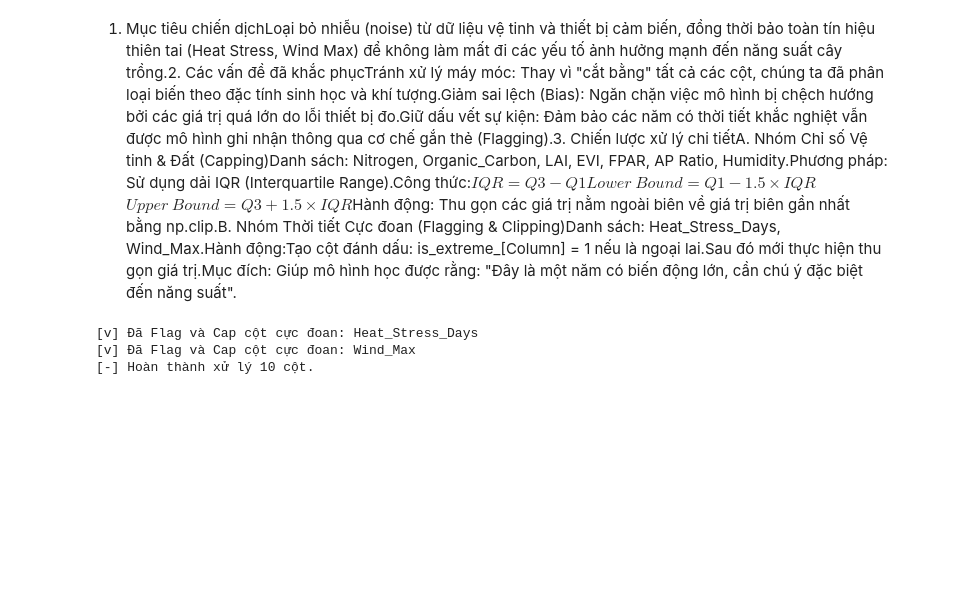
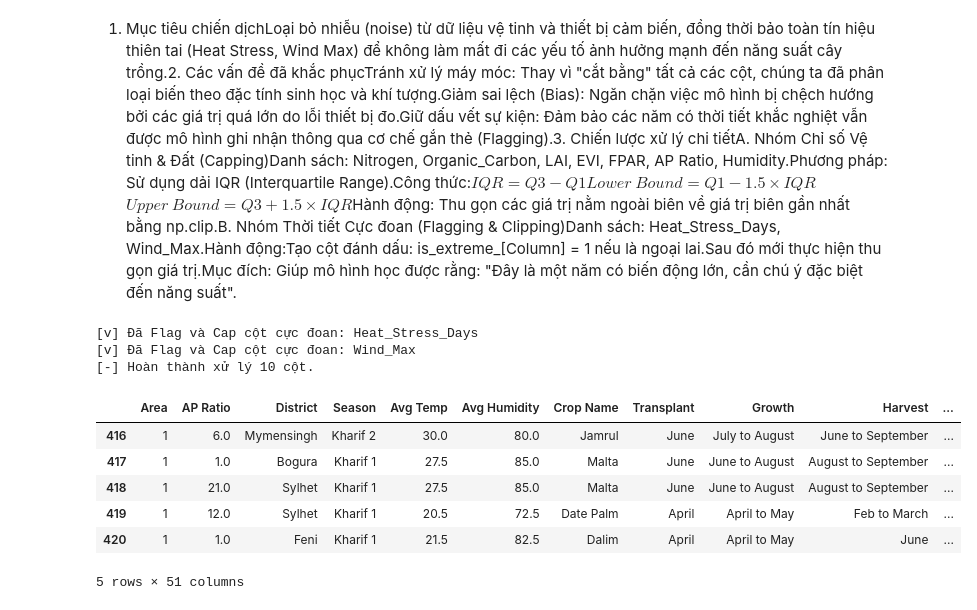
Before and after one commit to Group-9-i-i/ADY201m-Project, a Jupyter notebook: Data Cleaning/Data_cleaning.ipynb, the cells around one changed output. Drawn from its saved outputs; the diff is of its cells as text; code cells hidden in the pictures; blank space fills up the shorter version.

```diff
--- a/Data Cleaning/Data_cleaning.ipynb
+++ b/Data Cleaning/Data_cleaning.ipynb
@@ -367,3 +455,13 @@ df_cleaned.to_csv('Agri_Data_Cleaned.csv', index=False, encoding='utf-8-sig')
 [v] Đã Flag và Cap cột cực đoan: Heat_Stress_Days
 [v] Đã Flag và Cap cột cực đoan: Wind_Max
 [-] Hoàn thành xử lý 10 cột.
+# %%
+df.head()
+# %% [output]
+|  | Area | AP Ratio | District | Season | Avg Temp | Avg Humidity | Crop Name | Transplant | Growth | Harvest | ... |
+| 416 | 1 | 6.0 | Mymensingh | Kharif 2 | 30.0 | 80.0 | Jamrul | June | July to August | June to September | ... |
+| 417 | 1 | 1.0 | Bogura | Kharif 1 | 27.5 | 85.0 | Malta | June | June to August | August to September | ... |
+| 418 | 1 | 21.0 | Sylhet | Kharif 1 | 27.5 | 85.0 | Malta | June | June to August | August to September | ... |
+| 419 | 1 | 12.0 | Sylhet | Kharif 1 | 20.5 | 72.5 | Date Palm | April | April to May | Feb to March | ... |
+| 420 | 1 | 1.0 | Feni | Kharif 1 | 21.5 | 82.5 | Dalim | April | April to May | June | ... |
+5 rows × 51 columns
```
Also changed, not shown: parts of 1 cell of this notebook, 1 other file.
